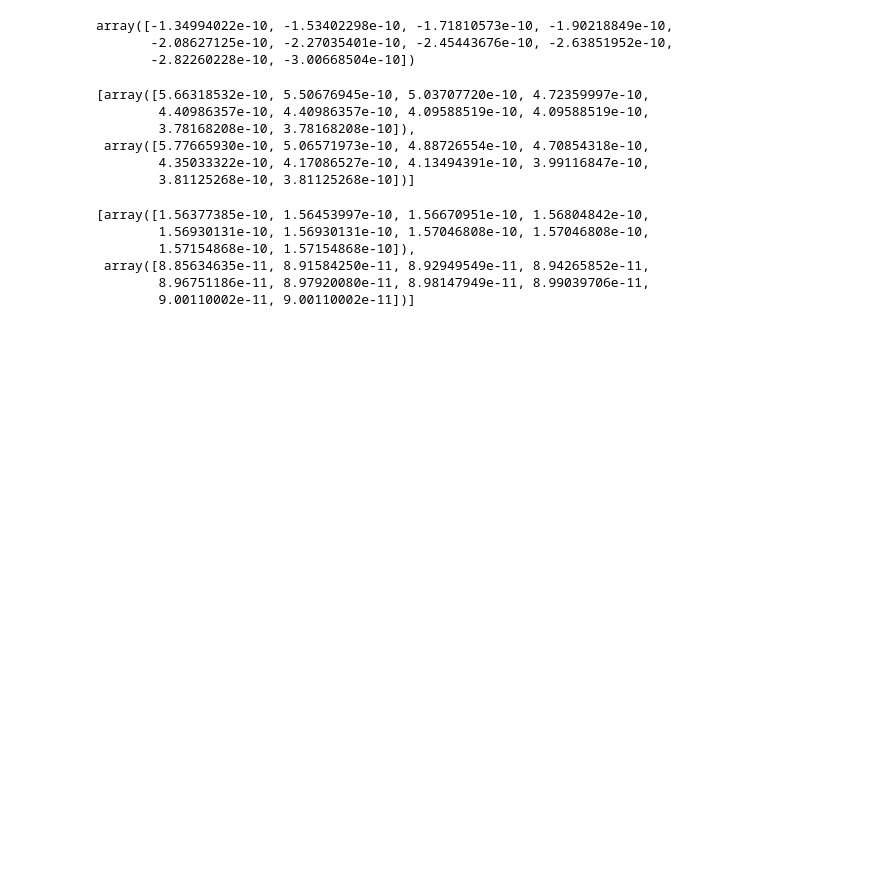
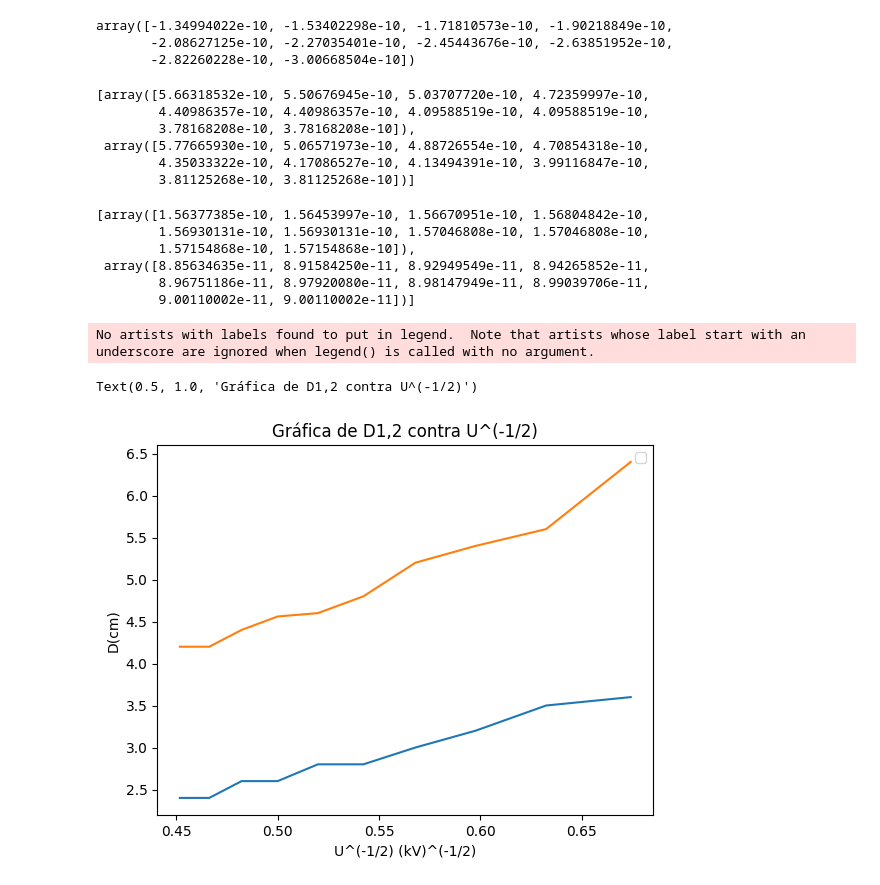
Before and after one commit to rcasasl/Laboratorio-Intermedio, a Jupyter notebook: dif_electrones/calculos_p2.ipynb, the cells around one changed output. Drawn from its saved outputs; the diff is of its cells as text; code cells hidden in the pictures; blank space fills up the shorter version.

```diff
--- a/dif_electrones/calculos_p2.ipynb
+++ b/dif_electrones/calculos_p2.ipynb
@@ -61,3 +62,15 @@ ebg
  array([8.85634635e-11, 8.91584250e-11, 8.92949549e-11, 8.94265852e-11,
         8.96751186e-11, 8.97920080e-11, 8.98147949e-11, 8.99039706e-11,
         9.00110002e-11, 9.00110002e-11])]
+# %%
+V = U**(-1/2)
+plt.plot(V,D1)
+plt.plot(V,D2)
+plt.legend()
+plt.ylabel("D(cm)")
+plt.xlabel("U^(-1/2) (kV)^(-1/2)")
+plt.title("Gráfica de D1,2 contra U^(-1/2)")
+# %% [output]
+No artists with labels found to put in legend.  Note that artists whose label start with an underscore are ignored when legend() is called with no argument.
+Text(0.5, 1.0, 'Gráfica de D1,2 contra U^(-1/2)')
+[figure, added]
```
Also changed, not shown: parts of 4 cells of this notebook, 12 other files.
